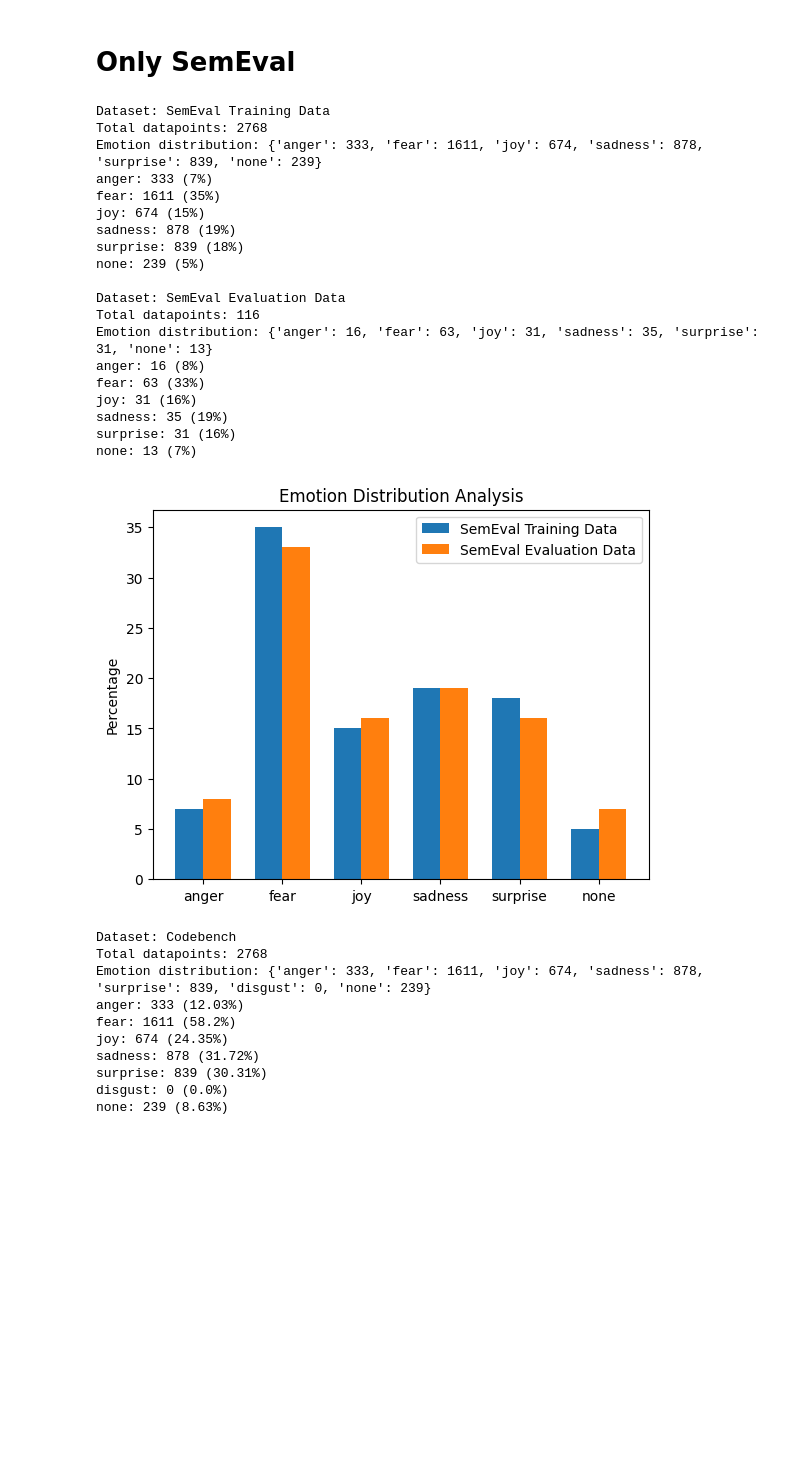
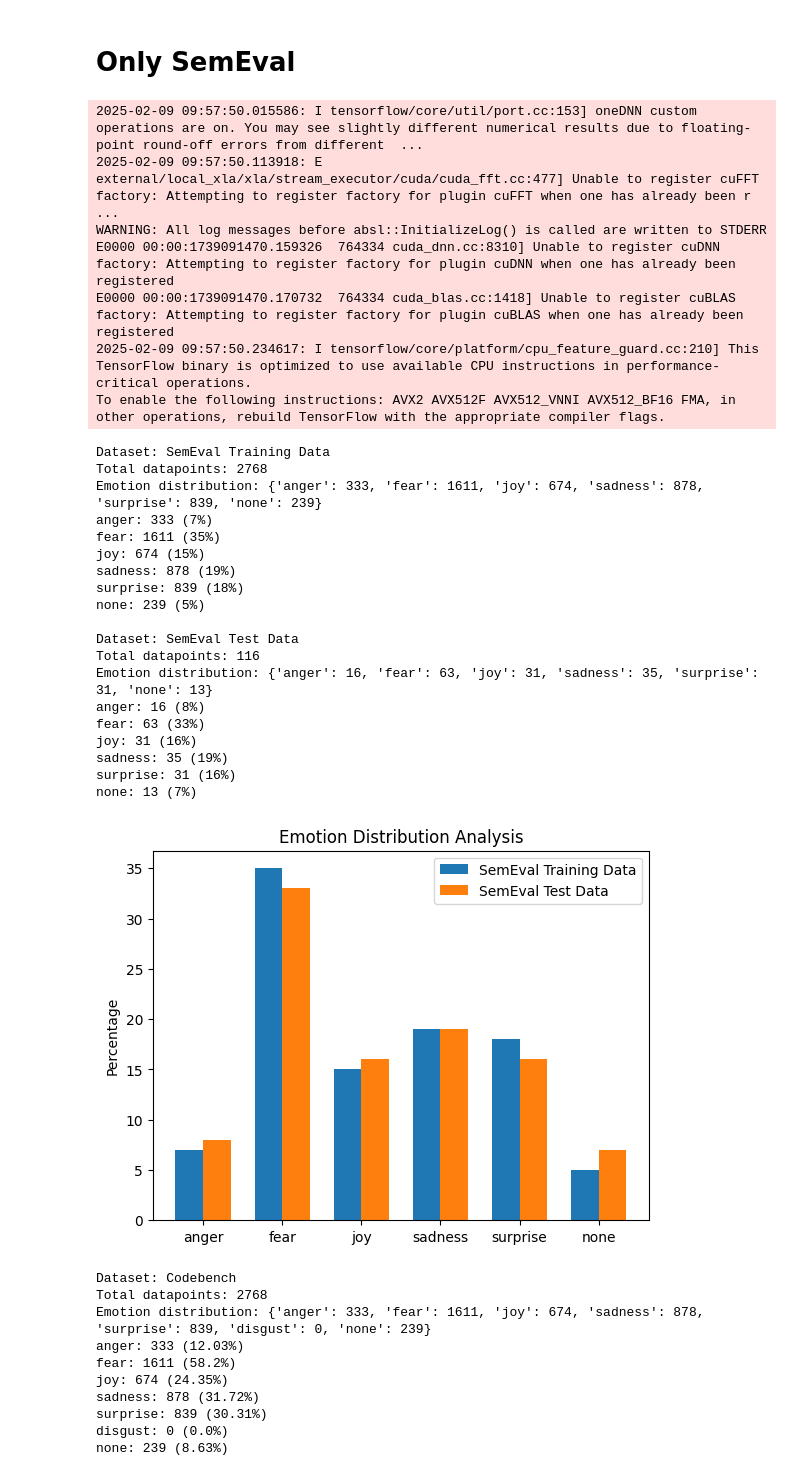
Before and after one commit to kruegercharles/LLM-SemEval, a Jupyter notebook: evaluation/graphics.ipynb, the cells around one changed output. Saved outputs shown, nothing was run; the diff lists cells and outputs as text; code cells hidden in the pictures; blank space fills up the shorter version.

```diff
--- a/graphics.ipynb
+++ b/evaluation/graphics.ipynb
@@ -137,7 +137,7 @@ datasets.append(
     Dataset("SemEval Training Data", "data/codabench_data/train/eng_a_parsed.json")
 )
 datasets.append(
-    Dataset("SemEval Evaluation Data", "data/codabench_data/dev/eng_a_parsed.json")
+    Dataset("SemEval Test Data", "data/codabench_data/dev/eng_a_parsed.json")
 )
 
 
@@ -148,53 +148,60 @@ for dataset in datasets:
         for emotion in entry["emotions"]:
             dataset.emotion_counter[emotion] += 1
             sum += 1
 
     print("Total datapoints:", len(dataset.data))
     print("Emotion distribution:", dataset.emotion_counter)
 
     for emotion in dataset.emotion_counter:
         percentage = round(dataset.emotion_counter[emotion] / sum * 100, None)
         print(f"{emotion}: {dataset.emotion_counter[emotion]} ({percentage}%)")
         dataset.emotion_counter[emotion] = percentage
 
 
 # display the distribution of the emotions for each dataset as a single bar chart
 fig, ax = plt.subplots()
 bar_width = 0.35
 index = np.arange(len(EMOTION_LABELS))
 
 for i, dataset in enumerate(datasets):
     emotion_counts = [dataset.emotion_counter[emotion] for emotion in EMOTION_LABELS]
     ax.bar(index + i * bar_width, emotion_counts, bar_width, label=dataset.name)
 
 ax.set_ylabel("Percentage")
 ax.set_title("Emotion Distribution Analysis")
 ax.set_xticks(index + bar_width / 2)
 ax.set_xticklabels(EMOTION_LABELS)
 ax.legend()
 plt.savefig("distribution-percentage.png")
 plt.show()
 # %% [output]
-Dataset: SemEval Training Data
-Total datapoints: 2768
-Emotion distribution: {'anger': 333, 'fear': 1611, 'joy': 674, 'sadness': 878, 'surprise': 839, 'none': 239}
-anger: 333 (7%)
-fear: 1611 (35%)
-joy: 674 (15%)
-sadness: 878 (19%)
-surprise: 839 (18%)
-none: 239 (5%)
-
-Dataset: SemEval Evaluation Data
-Total datapoints: 116
-Emotion distribution: {'anger': 16, 'fear': 63, 'joy': 31, 'sadness': 35, 'surprise': 31, 'none': 13}
-anger: 16 (8%)
-fear: 63 (33%)
-joy: 31 (16%)
-sadness: 35 (19%)
-surprise: 31 (16%)
-none: 13 (7%)
+2025-02-09 09:57:50.015586: I tensorflow/core/util/port.cc:153] oneDNN custom operations are on. You may see slightly different numerical results due to floating-point round-off errors from different  ...
+2025-02-09 09:57:50.113918: E external/local_xla/xla/stream_executor/cuda/cuda_fft.cc:477] Unable to register cuFFT factory: Attempting to register factory for plugin cuFFT when one has already been r ...
+WARNING: All log messages before absl::InitializeLog() is called are written to STDERR
+E0000 00:00:1739091470.159326  764334 cuda_dnn.cc:8310] Unable to register cuDNN factory: Attempting to register factory for plugin cuDNN when one has already been registered
+E0000 00:00:1739091470.170732  764334 cuda_blas.cc:1418] Unable to register cuBLAS factory: Attempting to register factory for plugin cuBLAS when one has already been registered
+2025-02-09 09:57:50.234617: I tensorflow/core/platform/cpu_feature_guard.cc:210] This TensorFlow binary is optimized to use available CPU instructions in performance-critical operations.
+To enable the following instructions: AVX2 AVX512F AVX512_VNNI AVX512_BF16 FMA, in other operations, rebuild TensorFlow with the appropriate compiler flags.
+Dataset: SemEval Training Data
+Total datapoints: 2768
+Emotion distribution: {'anger': 333, 'fear': 1611, 'joy': 674, 'sadness': 878, 'surprise': 839, 'none': 239}
+anger: 333 (7%)
+fear: 1611 (35%)
+joy: 674 (15%)
+sadness: 878 (19%)
+surprise: 839 (18%)
+none: 239 (5%)
+
+Dataset: SemEval Test Data
+Total datapoints: 116
+Emotion distribution: {'anger': 16, 'fear': 63, 'joy': 31, 'sadness': 35, 'surprise': 31, 'none': 13}
+anger: 16 (8%)
+fear: 63 (33%)
+joy: 31 (16%)
+sadness: 35 (19%)
+surprise: 31 (16%)
+none: 13 (7%)
-[figure, old version]
+[figure, new version]
 # %%
 import json
 
```
Also changed, not shown: parts of 1 cell of this notebook, 26 other files.
